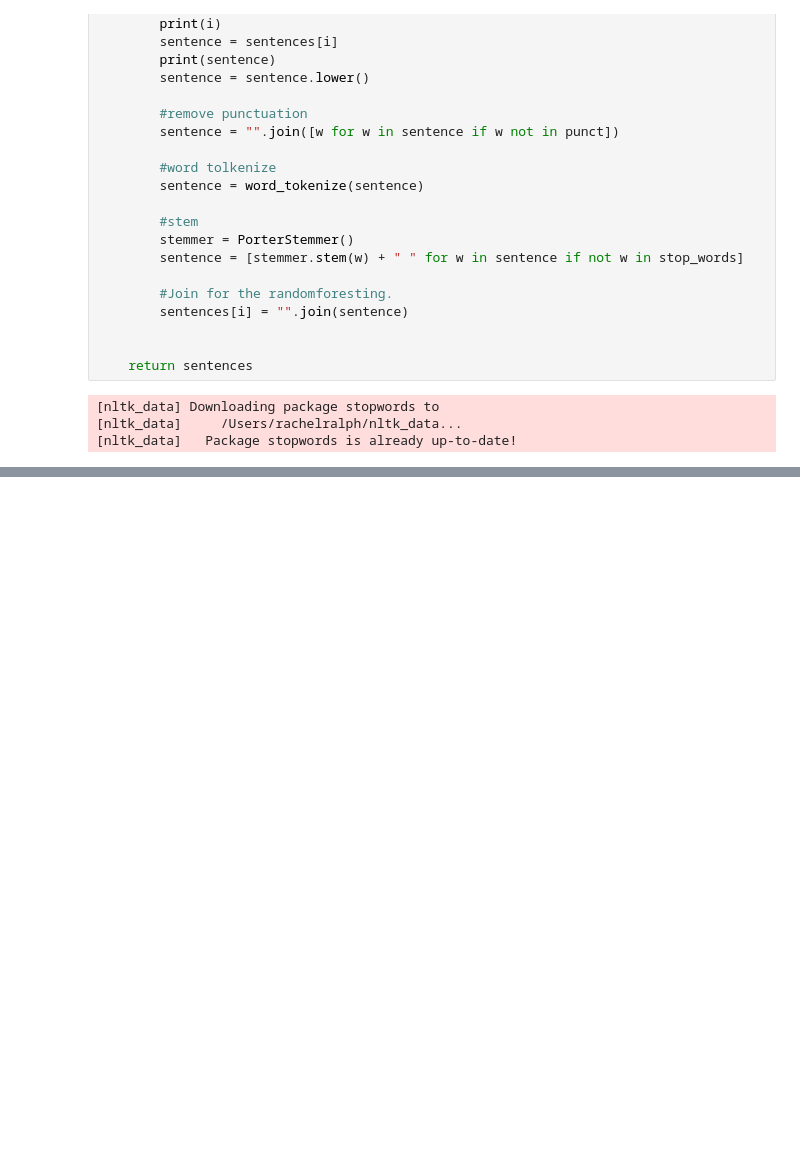
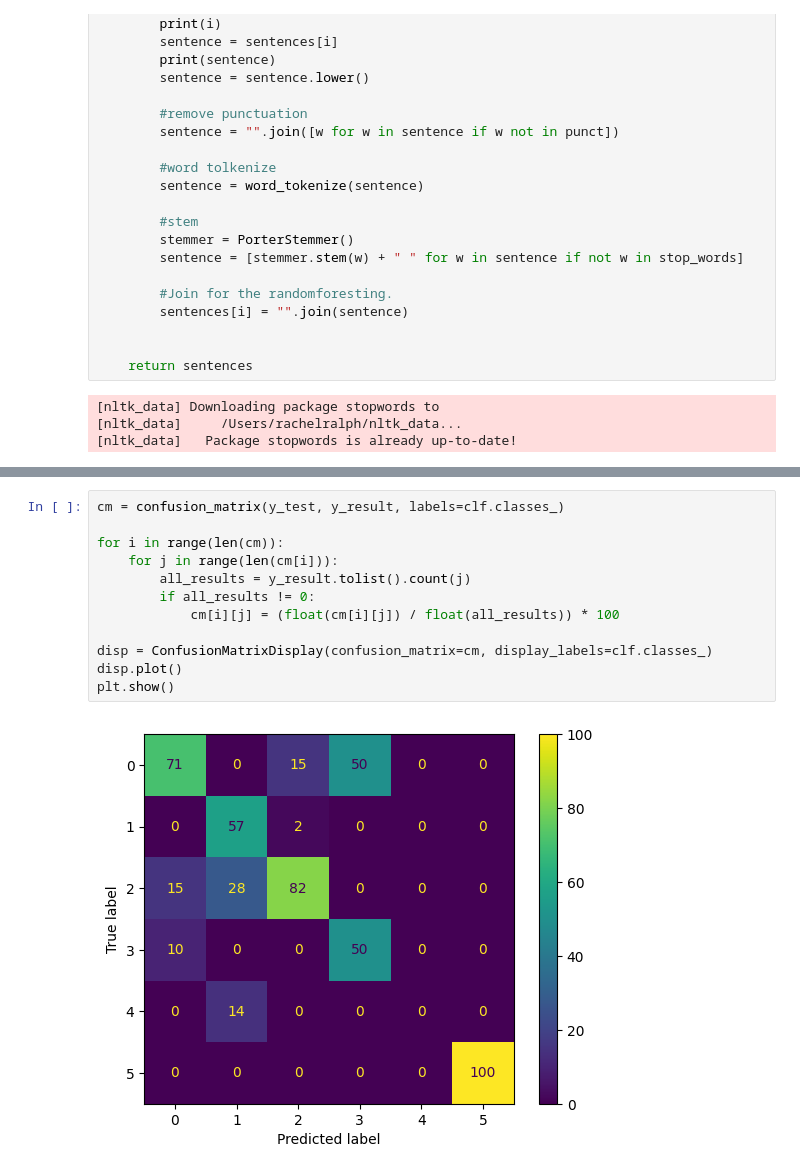
Before and after one commit to dylanjtuttle/job-posting-finder, a Jupyter notebook: Job Description Shennanigans/Topic Modeling -- Random Forest.ipynb, the cells around one changed output, grey strips where cells are left out. Drawn from its saved outputs; the diff is of its cells as text; blank space fills up the shorter version.

```diff
--- a/Job Description Shennanigans/Topic Modeling -- Random Forest.ipynb
+++ b/Job Description Shennanigans/Topic Modeling -- Random Forest.ipynb
@@ -342,0 +356,14 @@ plt.show()
+# %%
+cm = confusion_matrix(y_test, y_result, labels=clf.classes_)
+
+for i in range(len(cm)):
+    for j in range(len(cm[i])):
+        all_results = y_result.tolist().count(j)
+        if all_results != 0:
+            cm[i][j] = (float(cm[i][j]) / float(all_results)) * 100
+
+disp = ConfusionMatrixDisplay(confusion_matrix=cm, display_labels=clf.classes_)
+disp.plot()
+plt.show()
+# %% [output]
+[figure, added]
```
Also changed, not shown: parts of 20 cells of this notebook, 1 other file.
